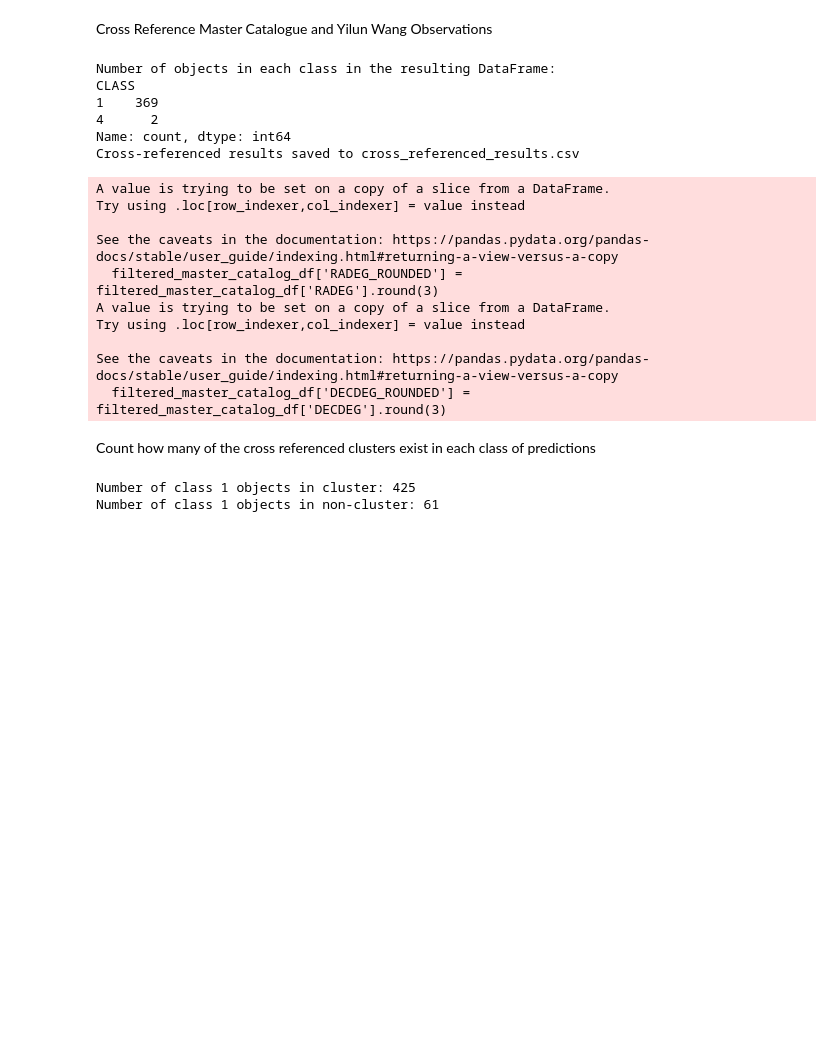
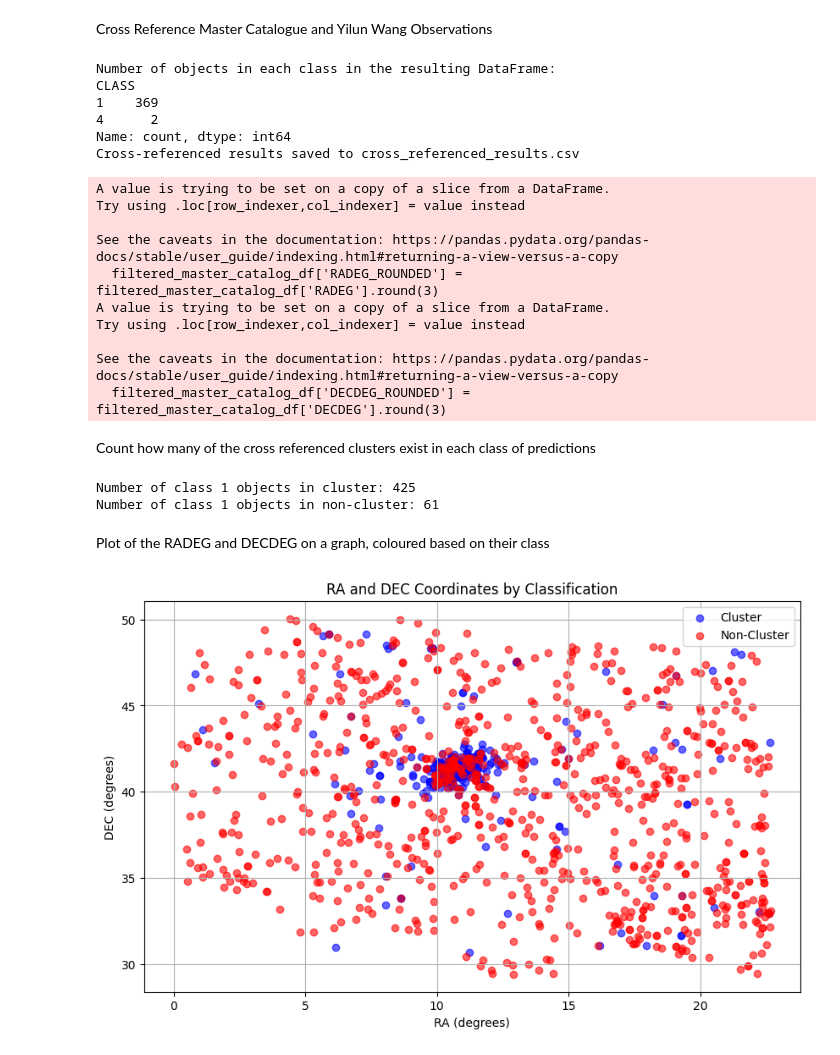
Before and after one commit to OscarKlemenz/Star-Cluster-Classifier, a Jupyter notebook: Finding Real Images/find_nearest_field_and_get_image.ipynb, the cells around one changed output. Cells and saved outputs as stored; diff of their text form; code cells hidden in the pictures; blank space fills up the shorter version.

Commit message:
Plotting

```diff
--- a/Finding Real Images/find_nearest_field_and_get_image.ipynb
+++ b/Finding Real Images/find_nearest_field_and_get_image.ipynb
@@ -978,3 +978,63 @@ print(f"Number of class 1 objects in non-cluster: {non_cluster_count}")
 # %% [output]
 Number of class 1 objects in cluster: 425
 Number of class 1 objects in non-cluster: 61
+# %% [markdown]
+Plot of the RADEG and DECDEG on a graph, coloured based on their class
+# %%
+import os
+import re
+import matplotlib.pyplot as plt
+
+# Directories containing the classified images
+cluster_dir = '../data/predictions_128SRNC/cluster'
+non_cluster_dir = '../data/predictions_128SRNC/non-cluster'
+
+# Function to extract RA and DEC from filename
+def extract_ra_dec(filename):
+    match = re.search(r'_(\d+\.\d+)_(\d+\.\d+)\.png$', filename)
+    if match:
+        ra = float(match.group(1))
+        dec = float(match.group(2))
+        return ra, dec
+    return None, None
+
+# Lists to store RA and DEC values for each class
+ra_cluster = []
+dec_cluster = []
+ra_non_cluster = []
+dec_non_cluster = []
+
+# Process cluster images
+for filename in os.listdir(cluster_dir):
+    if filename.lower().endswith('.png'):
+        ra, dec = extract_ra_dec(filename)
+        if ra is not None and dec is not None:
+            ra_cluster.append(ra)
+            dec_cluster.append(dec)
+
+# Process non-cluster images
+for filename in os.listdir(non_cluster_dir):
+    if filename.lower().endswith('.png'):
+        ra, dec = extract_ra_dec(filename)
+        if ra is not None and dec is not None:
+            ra_non_cluster.append(ra)
+            dec_non_cluster.append(dec)
+
+# Create a scatter plot
+plt.figure(figsize=(10, 6))
+
+# Plot cluster and non-cluster points with different colors
+plt.scatter(ra_cluster, dec_cluster, color='blue', label='Cluster', alpha=0.6)
+plt.scatter(ra_non_cluster, dec_non_cluster, color='red', label='Non-Cluster', alpha=0.6)
+
+# Add labels and title
+plt.xlabel('RA (degrees)')
+plt.ylabel('DEC (degrees)')
+plt.title('RA and DEC Coordinates by Classification')
+plt.legend()
+plt.grid(True)
+
+# Show the plot
+plt.show()
+# %% [output]
+[figure, added]
```
Also changed, not shown: parts of 2 cells of this notebook, 3 other files.
